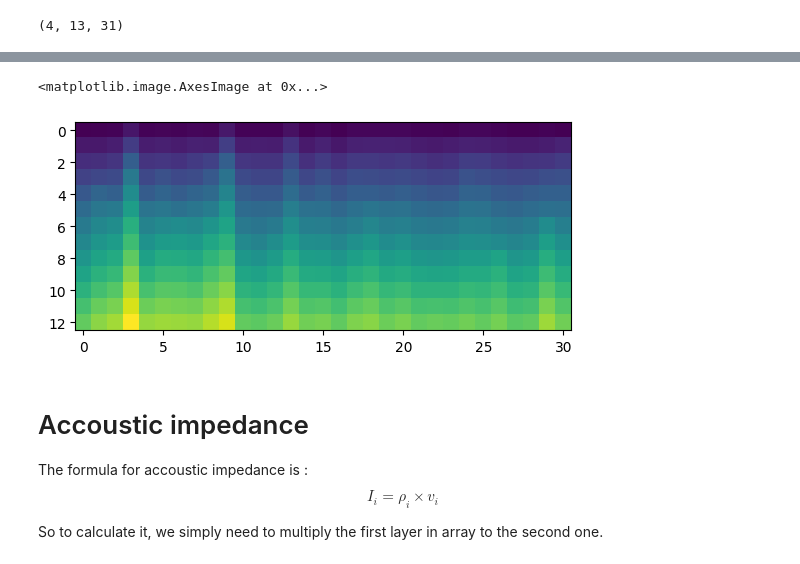
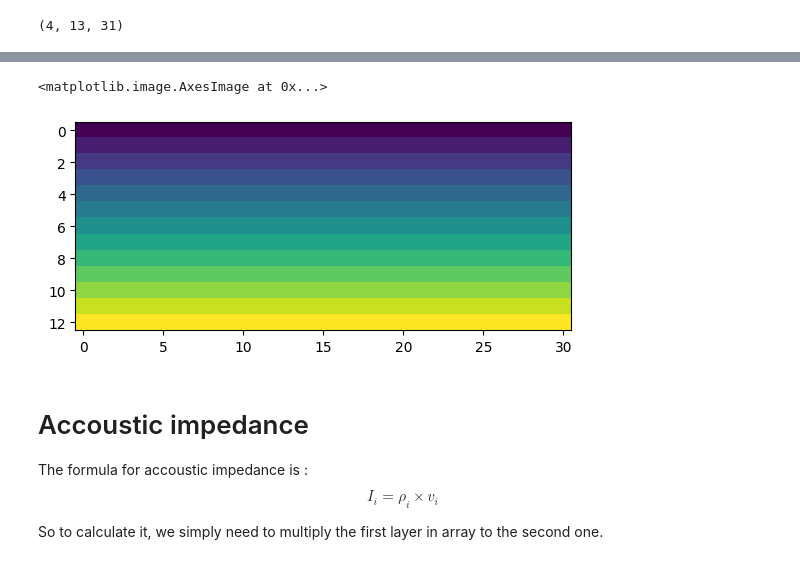
Before and after one commit to Dunckleosteus/seismic, a Jupyter notebook: seismic.ipynb, the cells around one changed output, grey strips where cells are left out. Cells and saved outputs as stored; diff of their text form; code cells hidden in the pictures.

```diff
--- a/seismic.ipynb
+++ b/seismic.ipynb
@@ -91,10 +83,8 @@ $$t=\frac{d}{v}\times 2$$ then do cumsum of it
-# %%
-time_matrix = (0.2 / array[1, :, :])
-time_matrix = np.cumsum(time_matrix, axis=0) * 2 # time matrix in seconds
-plt.imshow(time_matrix)
-# %% [output]
-<matplotlib.image.AxesImage at 0x...>
-[figure, removed]
+# %%
+plt.imshow(np.flip(array[3, :, :]))
+# %% [output]
+<matplotlib.image.AxesImage at 0x...>
+[figure, added]
 # %% [markdown]
 # Accoustic impedance
 The formula for accoustic impedance is :
```
Also changed, not shown: parts of 16 cells of this notebook.
